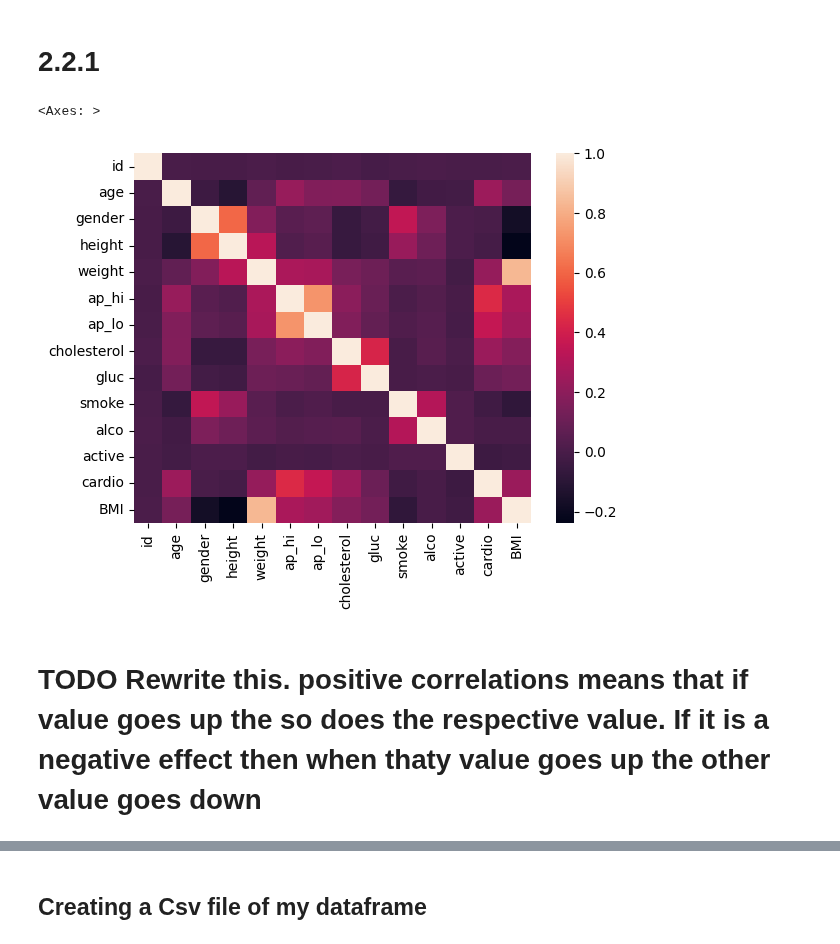
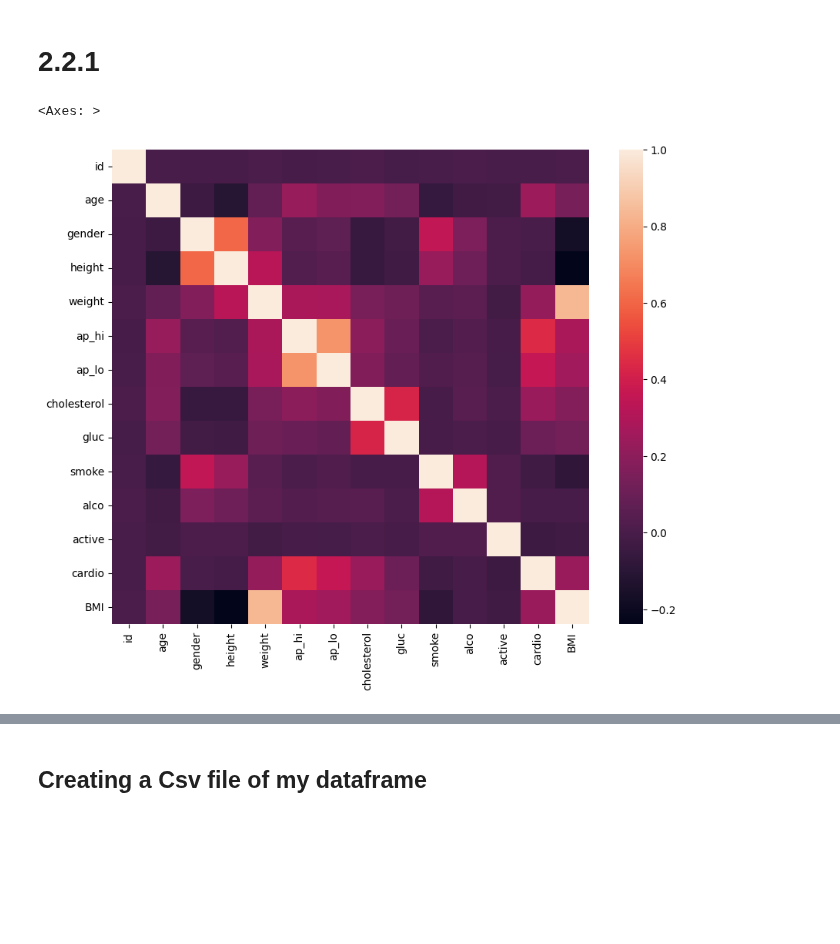
Before and after one commit to SCGlass/Machine-learning, a Jupyter notebook: Labb/Q2-Pt1_Disease_prediction-EDA.ipynb, the cells around one changed output, grey strips where cells are left out. Cells and saved outputs as stored; diff of their text form; code cells hidden in the pictures; blank space fills up the shorter version.

```diff
--- a/Labb/Q2-Pt1_Disease_prediction-EDA.ipynb
+++ b/Labb/Q2-Pt1_Disease_prediction-EDA.ipynb
@@ -512,9 +515,9 @@ plt.show();
 # 2.2.1
 # %%
 # creating a heatmap of the dataset to see look at correlation
-sns.heatmap(df_disease.corr(), annot=False) # annot false will remove the values from the squares
+fig, ax = plt.subplots(1,1, figsize=(10,8))
+
+sns.heatmap(df_disease.corr())
 # %% [output]
 <Axes: >
-[figure, old version]
+[figure, new version]
-# %% [markdown]
-# TODO Rewrite this. positive correlations means that if value goes up the so does the respective value. If it is a negative effect then when thaty value goes up the other value goes down
```
Also changed, not shown: parts of 6 cells of this notebook, 1 other file.
